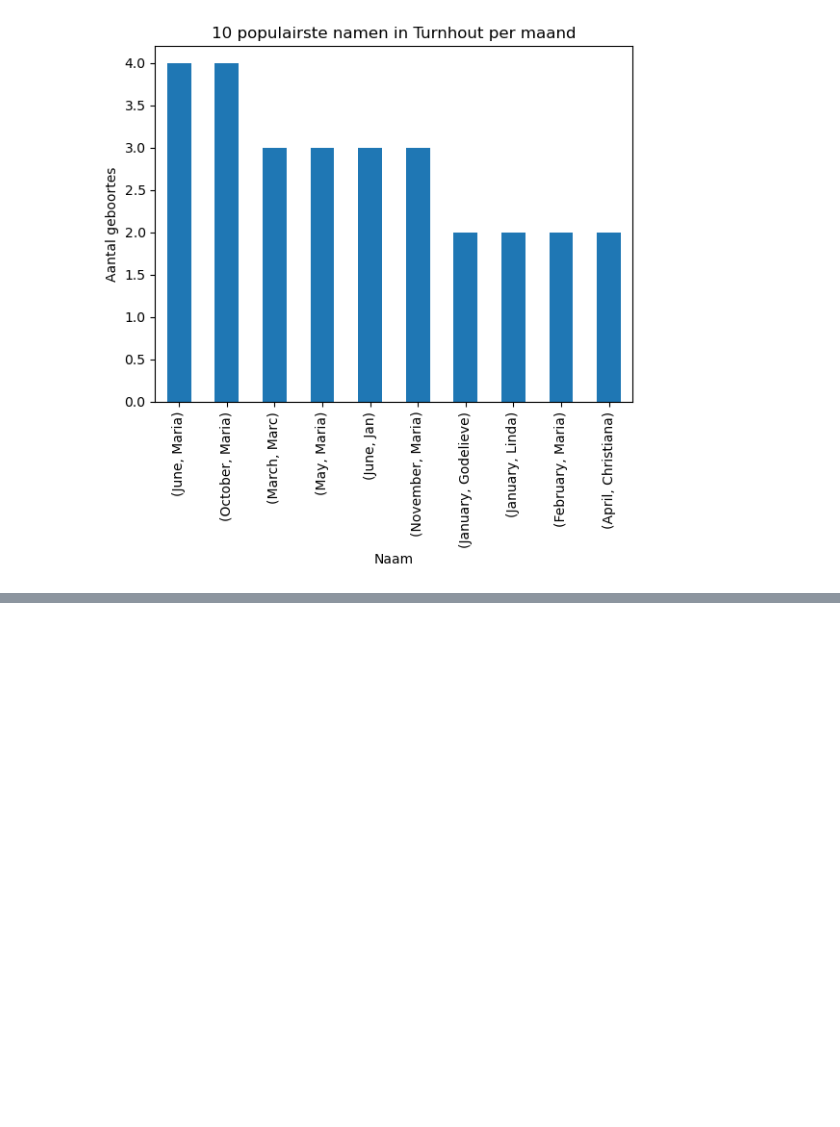
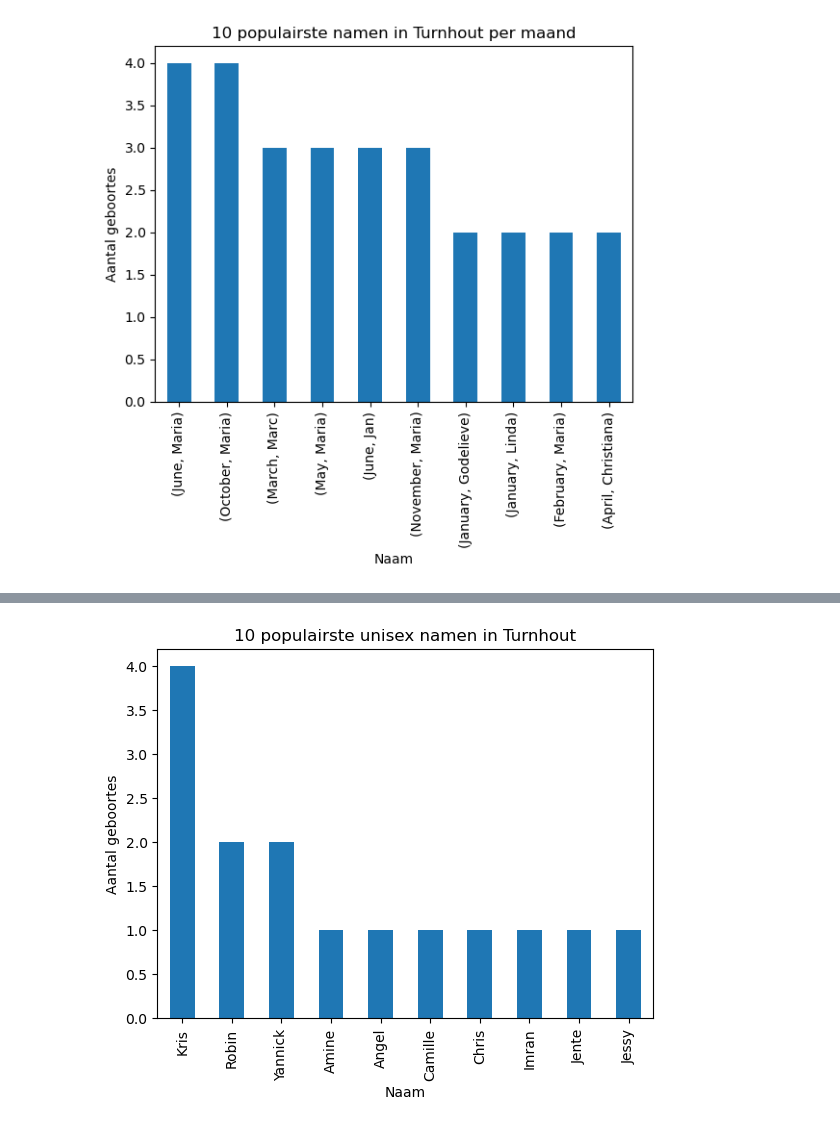
Before and after one commit to TinneCJM/DS_examen_Tinne_Mertens_deel2, a Jupyter notebook: notebooks/examen_prep.ipynb, the cells around one changed output, grey strips where cells are left out. Drawn from its saved outputs; the diff is of its cells as text; code cells hidden in the pictures; blank space fills up the shorter version.

```diff
--- a/notebooks/examen_prep.ipynb
+++ b/notebooks/examen_prep.ipynb
@@ -285,3 +285,17 @@ gemeente = 'Turnhout'
 plot_populairste_namen_per_maand(geboortes, gemeente)
 # %% [output]
 [figure]
+# %%
+# namen waar zowel Mannelijk als Vrouwelijk kan voorkomen. Enkel Mannelijk of Vrouwelijk kan in de kolom geslacht aanwezig zijn
+
+def find_unisex_names(df):
+    # Group by 'naam' and find the unique values in 'geslacht' for each name
+    geslacht_groups = df.groupby('naam')['geslacht'].nunique()
+
+    # Filter for names that have more than one unique value in 'geslacht'
+    unisex_names = geslacht_groups[geslacht_groups > 1].index
+
+    return list(unisex_names)
+
+unisex_names = find_unisex_names(df)
+print(unisex_names)
@@ -287,0 +348,16 @@ plot_populairste_namen_per_maand(geboortes, gemeente)
+# %%
+# plot 10 populairste unisex namen in een specifieke gemeente
+
+def plot_populairste_unisex_namen(df, gemeente):
+    gemeente = gemeente.title()
+    populairste_unisex_namen = df.loc[(df['gemeente'] == gemeente) & (df['naam'].isin(unisex_names))].groupby('naam').size().nlargest(10)
+    populairste_unisex_namen.plot(kind='bar')
+    plt.title(f'10 populairste unisex namen in {gemeente}')
+    plt.ylabel('Aantal geboortes')
+    plt.xlabel('Naam')
+    plt.show()
+
+gemeente = 'Turnhout'
+plot_populairste_unisex_namen(geboortes, gemeente)
+# %% [output]
+[figure, added]
```
Also changed, not shown: parts of 4 cells of this notebook.
